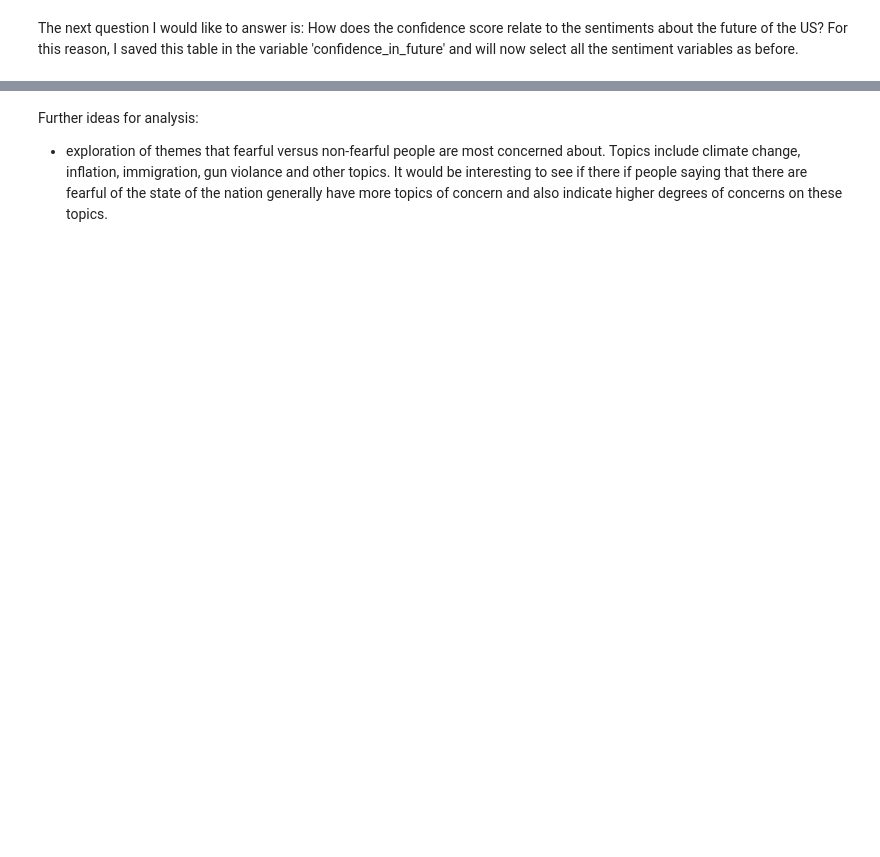
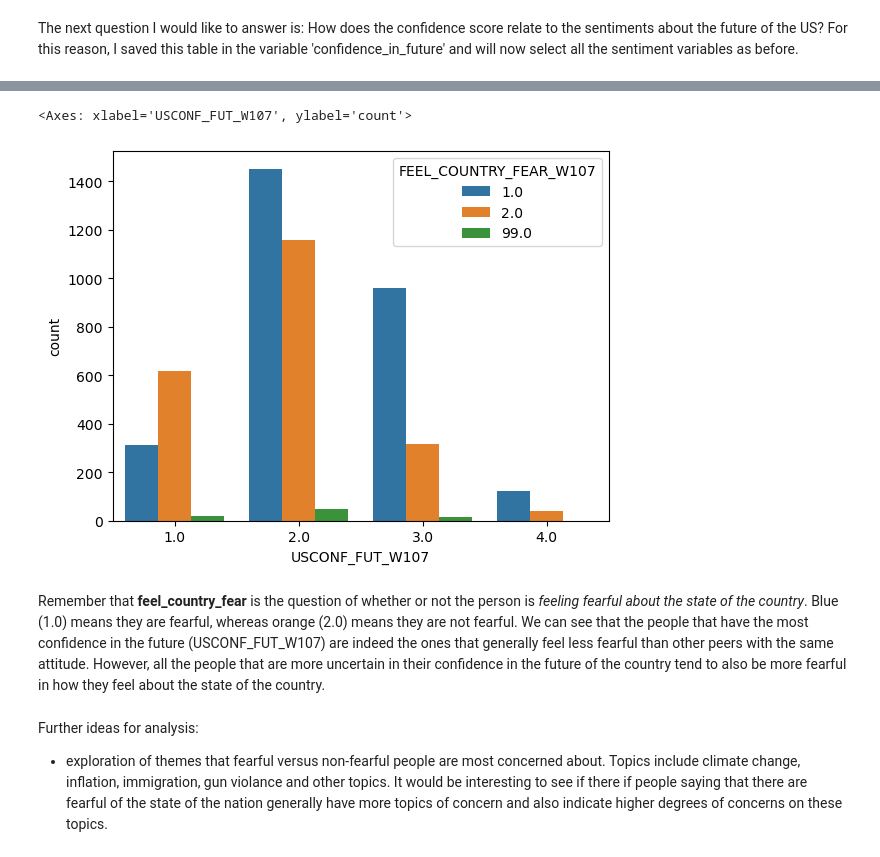
Before and after one commit to v1alina/Collecting-Data-assignment-3, a Jupyter notebook: Pew_USA_sentiments.ipynb, the cells around one changed output, grey strips where cells are left out. Drawn from its saved outputs; the diff is of its cells as text; code cells hidden in the pictures; blank space fills up the shorter version.

Commit message:
Add files via upload
Added a second question and graphic

```diff
--- a/Pew_USA_sentiments.ipynb
+++ b/Pew_USA_sentiments.ipynb
@@ -179,3 +184,11 @@ confidence_in_future
+# %%
+#sn.barplot(confidence_in_future, x = 'FEEL_COUNTRY_FEAR_W107', y="USCONF_FUT_W107")
+sn.countplot(confidence_in_future, x="USCONF_FUT_W107", hue="FEEL_COUNTRY_FEAR_W107")
+# %% [output]
+<Axes: xlabel='USCONF_FUT_W107', ylabel='count'>
+[figure, added]
+# %% [markdown]
+Remember that **feel_country_fear** is the question of whether or not the person is *feeling fearful about the state of the country*. Blue (1.0) means they are fearful, whereas orange (2.0) means they are not fearful. We can see that the people that have the most confidence in the future (USCONF_FUT_W107) are indeed the ones that generally feel less fearful than other peers with the same attitude. However, all the people that are more uncertain in their confidence in the future of the country tend to also be more fearful in how they feel about the state of the country.
 # %% [markdown]
 Further ideas for analysis:
 - exploration of themes that fearful versus non-fearful people are most concerned about. Topics include climate change, inflation, immigration, gun violance and other topics. It would be interesting to see if there if people saying that there are fearful of the state of the nation generally have more topics of concern and also indicate higher degrees of concerns on these topics.
```
Also changed, not shown: parts of 3 cells of this notebook.
